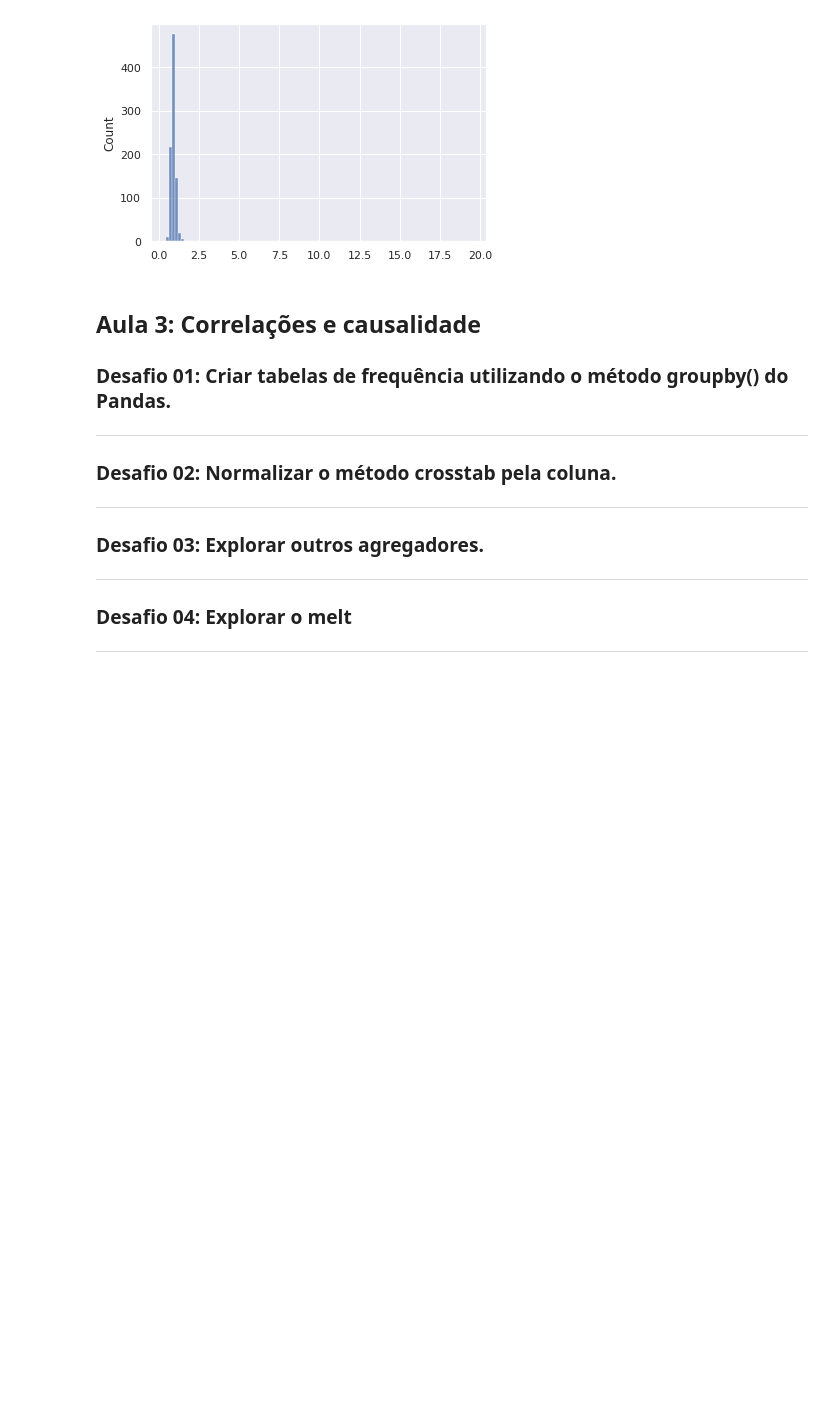
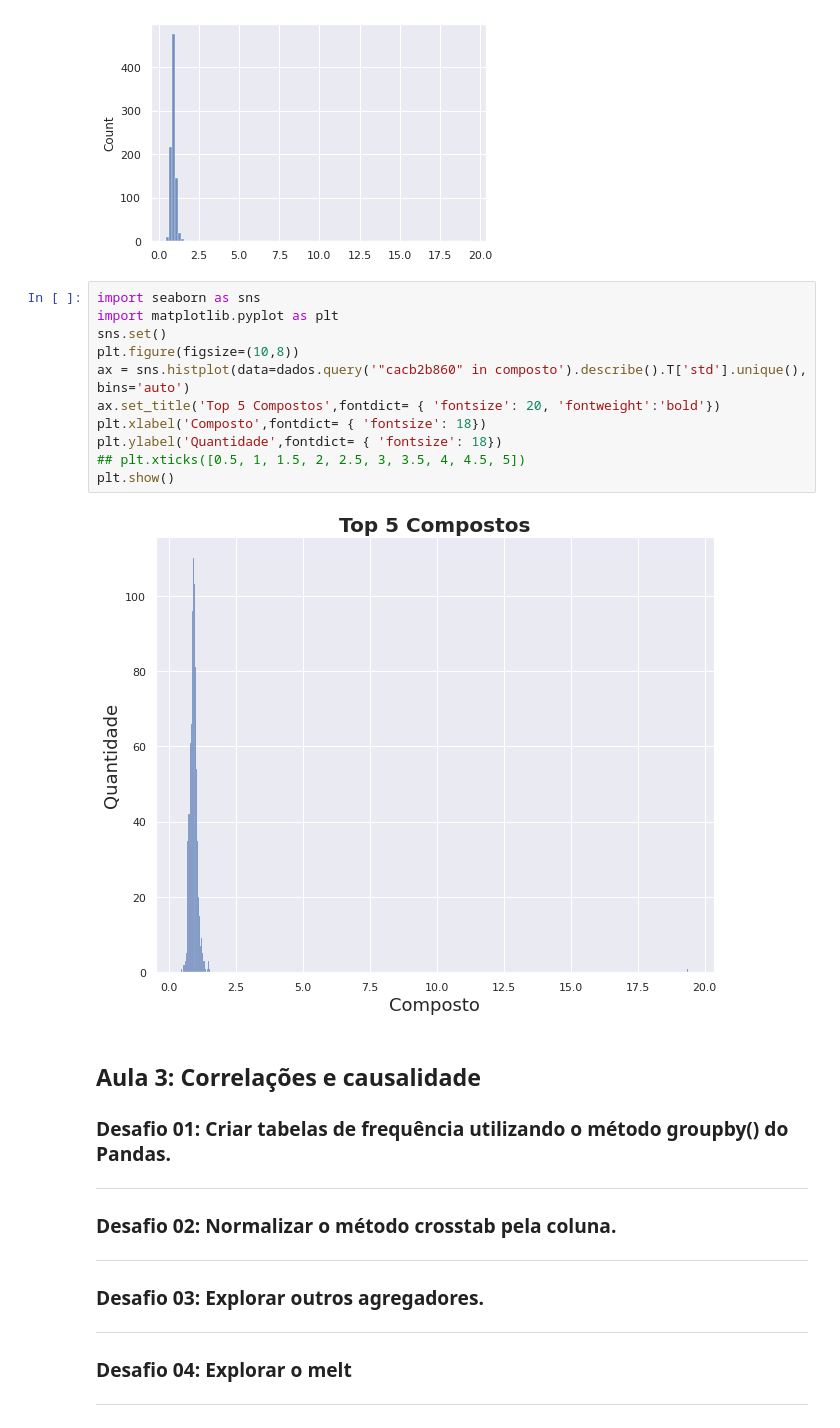
Before and after one commit to henriqueotogami/imersao-dados-3-alura, a Jupyter notebook: Desafios.ipynb, the cells around one changed output. Cells and saved outputs as stored; diff of their text form; blank space fills up the shorter version.

```diff
--- a/Desafios.ipynb
+++ b/Desafios.ipynb
@@ -311,6 +311,19 @@ sns.histplot(data=dados.query('"cacb2b860" in composto').describe().T['std'].uni
 # %% [output]
 <matplotlib.axes._subplots.AxesSubplot at 0x...>
 [figure]
+# %%
+import seaborn as sns
+import matplotlib.pyplot as plt
+sns.set()
+plt.figure(figsize=(10,8))
+ax = sns.histplot(data=dados.query('"cacb2b860" in composto').describe().T['std'].unique(), bins='auto')
+ax.set_title('Top 5 Compostos',fontdict= { 'fontsize': 20, 'fontweight':'bold'})
+plt.xlabel('Composto',fontdict= { 'fontsize': 18})
+plt.ylabel('Quantidade',fontdict= { 'fontsize': 18})
+## plt.xticks([0.5, 1, 1.5, 2, 2.5, 3, 3.5, 4, 4.5, 5])
+plt.show()
+# %% [output]
+[figure, added]
 # %% [markdown]
 ## Aula 3: Correlações e causalidade
 ### Desafio 01: Criar tabelas de frequência utilizando o método groupby() do Pandas.
```
Also changed, not shown: parts of 3 cells of this notebook.
